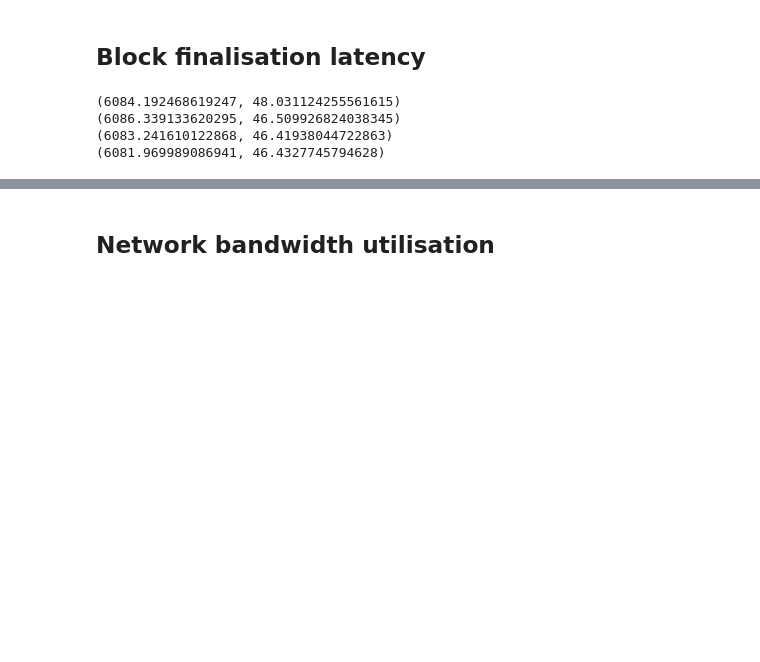
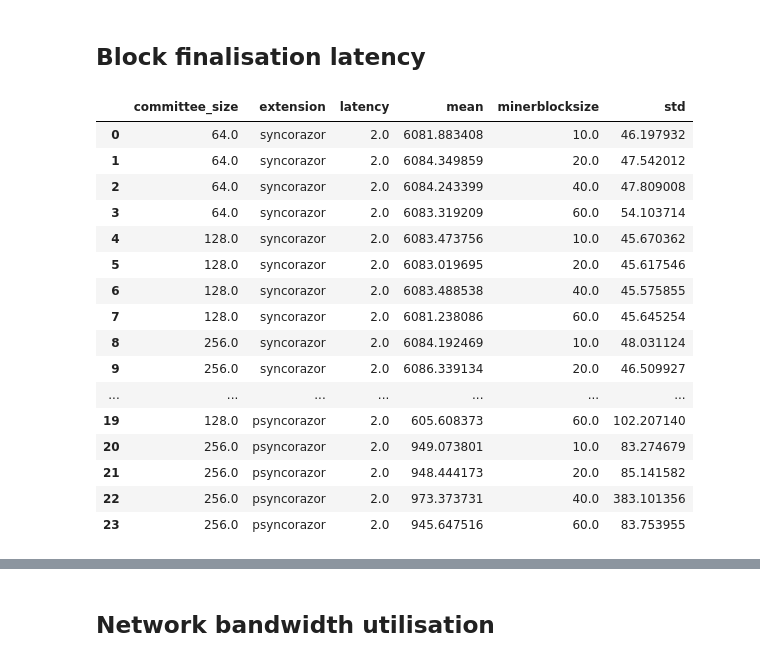
Before and after one commit to SebastianElvis/ebft, a Jupyter notebook: evaluation/analysis.ipynb, the cells around one changed output, grey strips where cells are left out. Cells and saved outputs as stored; diff of their text form; code cells hidden in the pictures; blank space fills up the shorter version.

```diff
--- a/evaluation/analysis.ipynb
+++ b/evaluation/analysis.ipynb
@@ -245,41 +245,52 @@ def get_finalisation_latency_stats(extension, committee_size, latency, minerbloc
     for block, block_delay in delay_dict.items():
         if 'mined_time' not in block_delay:
             continue
         for finalised_time in block_delay['finalised_times']:
             latency = finalised_time - block_delay['mined_time']
             latencies.append(latency.seconds*1000 + latency.microseconds/1000)
 
     latencies_array = np.array(latencies)
     return latencies_array.mean(), latencies_array.std()
 
 def save_latency_stats(extensions, committee_sizes, latencies, minerblocksizes):
     df = pd.DataFrame()
     for extension in extensions:
         for committee_size in committee_sizes:
             for latency in latencies:
                 for minerblocksize in minerblocksizes:
                     mean, std = get_finalisation_latency_stats(extension, committee_size, latency, minerblocksize)
                     line = {
                         'extension': extension,
                         'committee_size': committee_size,
                         'latency': latency,
                         'minerblocksize': minerblocksize,
                         'mean': mean,
                         'std': std
                     }
                     df = df.append(line, ignore_index=True)
     df.to_csv(DATA_PATH / 'latency.csv')
     return df
 
-# latency_df = save_latency_stats(['syncorazor', 'psyncorazor'], [4,8,16,32,64,128], [5], [10,20,40,60])
-# latency_df
-for minerblocksize in [10, 20, 40, 60]:
-    print(get_finalisation_latency_stats('syncorazor', 256, 2, minerblocksize))
+latency_df = save_latency_stats(['syncorazor', 'psyncorazor'], [64,128, 256], [2], [10,20,40,60])
+latency_df
 # %% [output]
-(6084.192468619247, 48.031124255561615)
-(6086.339133620295, 46.509926824038345)
-(6083.241610122868, 46.41938044722863)
-(6081.969989086941, 46.4327745794628)
+|  | committee_size | extension | latency | mean | minerblocksize | std |
+| 0 | 64.0 | syncorazor | 2.0 | 6081.883408 | 10.0 | 46.197932 |
+| 1 | 64.0 | syncorazor | 2.0 | 6084.349859 | 20.0 | 47.542012 |
+| 2 | 64.0 | syncorazor | 2.0 | 6084.243399 | 40.0 | 47.809008 |
+| 3 | 64.0 | syncorazor | 2.0 | 6083.319209 | 60.0 | 54.103714 |
+| 4 | 128.0 | syncorazor | 2.0 | 6083.473756 | 10.0 | 45.670362 |
+| 5 | 128.0 | syncorazor | 2.0 | 6083.019695 | 20.0 | 45.617546 |
+| 6 | 128.0 | syncorazor | 2.0 | 6083.488538 | 40.0 | 45.575855 |
+| 7 | 128.0 | syncorazor | 2.0 | 6081.238086 | 60.0 | 45.645254 |
+| 8 | 256.0 | syncorazor | 2.0 | 6084.192469 | 10.0 | 48.031124 |
+| 9 | 256.0 | syncorazor | 2.0 | 6086.339134 | 20.0 | 46.509927 |
+| ... | ... | ... | ... | ... | ... | ... |
+| 19 | 128.0 | psyncorazor | 2.0 | 605.608373 | 60.0 | 102.207140 |
+| 20 | 256.0 | psyncorazor | 2.0 | 949.073801 | 10.0 | 83.274679 |
+| 21 | 256.0 | psyncorazor | 2.0 | 948.444173 | 20.0 | 85.141582 |
+| 22 | 256.0 | psyncorazor | 2.0 | 973.373731 | 40.0 | 383.101356 |
+| 23 | 256.0 | psyncorazor | 2.0 | 945.647516 | 60.0 | 83.753955 |
 # %%
 latency_df = pd.read_csv(DATA_PATH / 'latency.csv')
 
```
Also changed, not shown: parts of 5 cells of this notebook, 3 other files.
